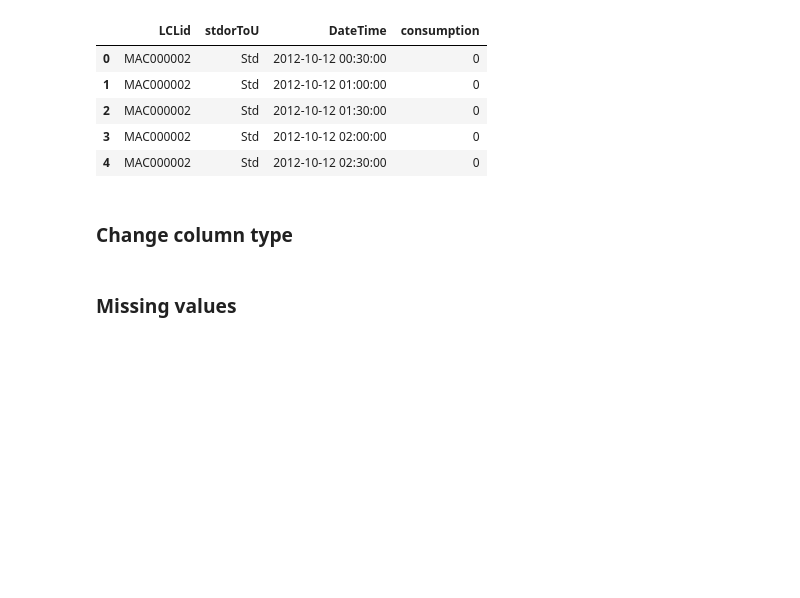
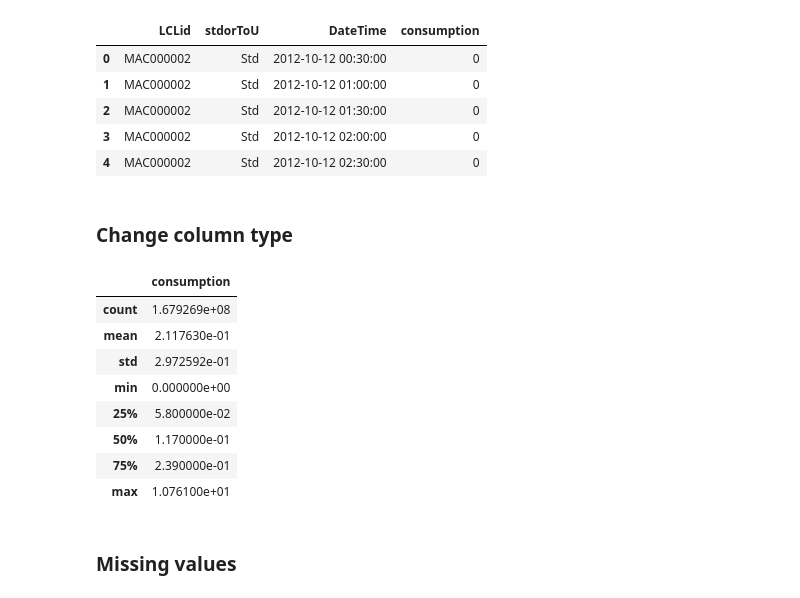
Before and after one commit to CrazyHooch1/smartmeter, a Jupyter notebook: notebooks/1_analysis_london_data.ipynb, the cells around one changed output. Saved outputs shown, nothing was run; the diff lists cells and outputs as text; code cells hidden in the pictures; blank space fills up the shorter version.

```diff
--- a/notebooks/1_analysis_london_data.ipynb
+++ b/notebooks/1_analysis_london_data.ipynb
@@ -61,6 +62,17 @@ df.head()
 ### Change column type
 # %%
 df['consumption'] = df['consumption'].convert_objects(convert_numeric=True)
+df.describe()
+# %% [output]
+|  | consumption |
+| count | 1.679269e+08 |
+| mean | 2.117630e-01 |
+| std | 2.972592e-01 |
+| min | 0.000000e+00 |
+| 25% | 5.800000e-02 |
+| 50% | 1.170000e-01 |
+| 75% | 2.390000e-01 |
+| max | 1.076100e+01 |
 # %% [markdown]
 ### Missing values
 # %%
```
Also changed, not shown: parts of 27 cells of this notebook, 2 other files.
